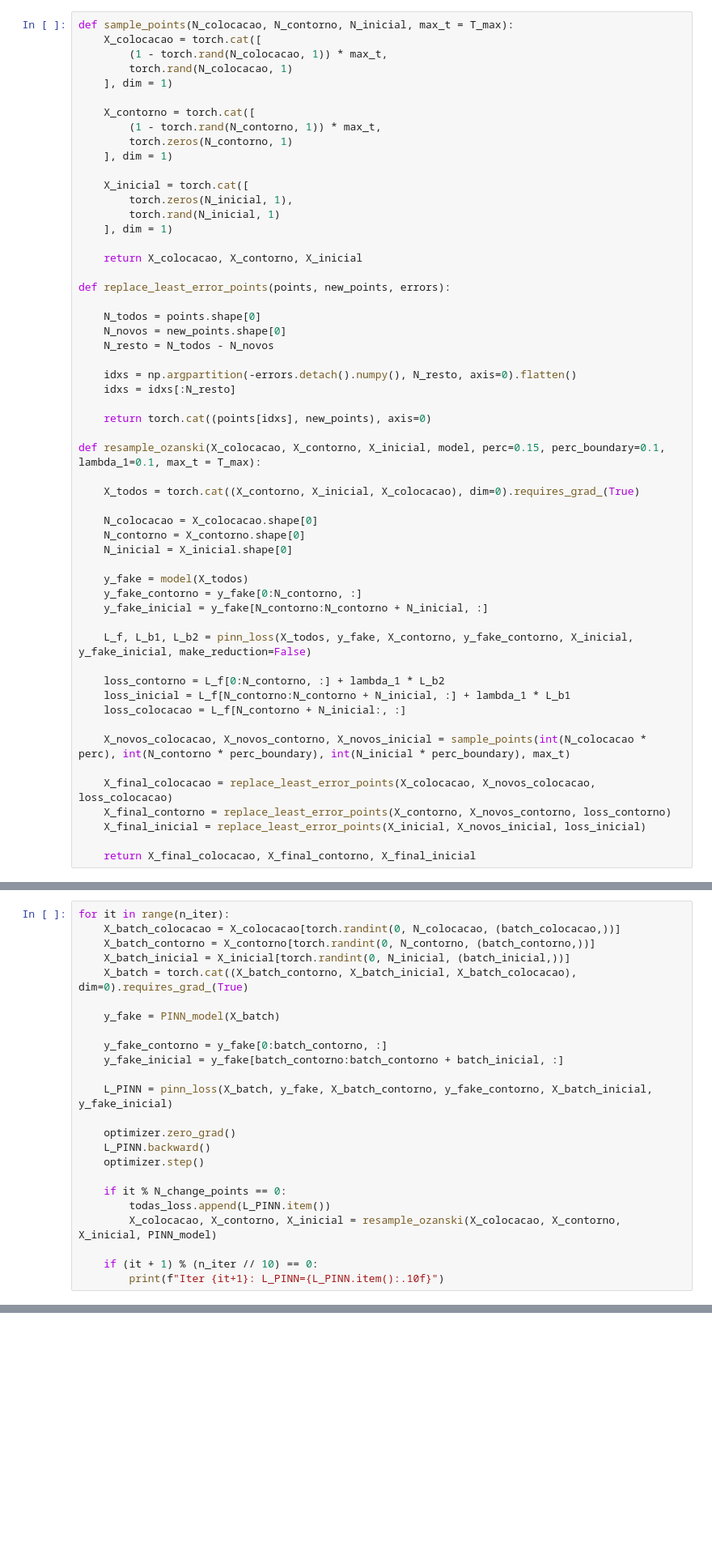
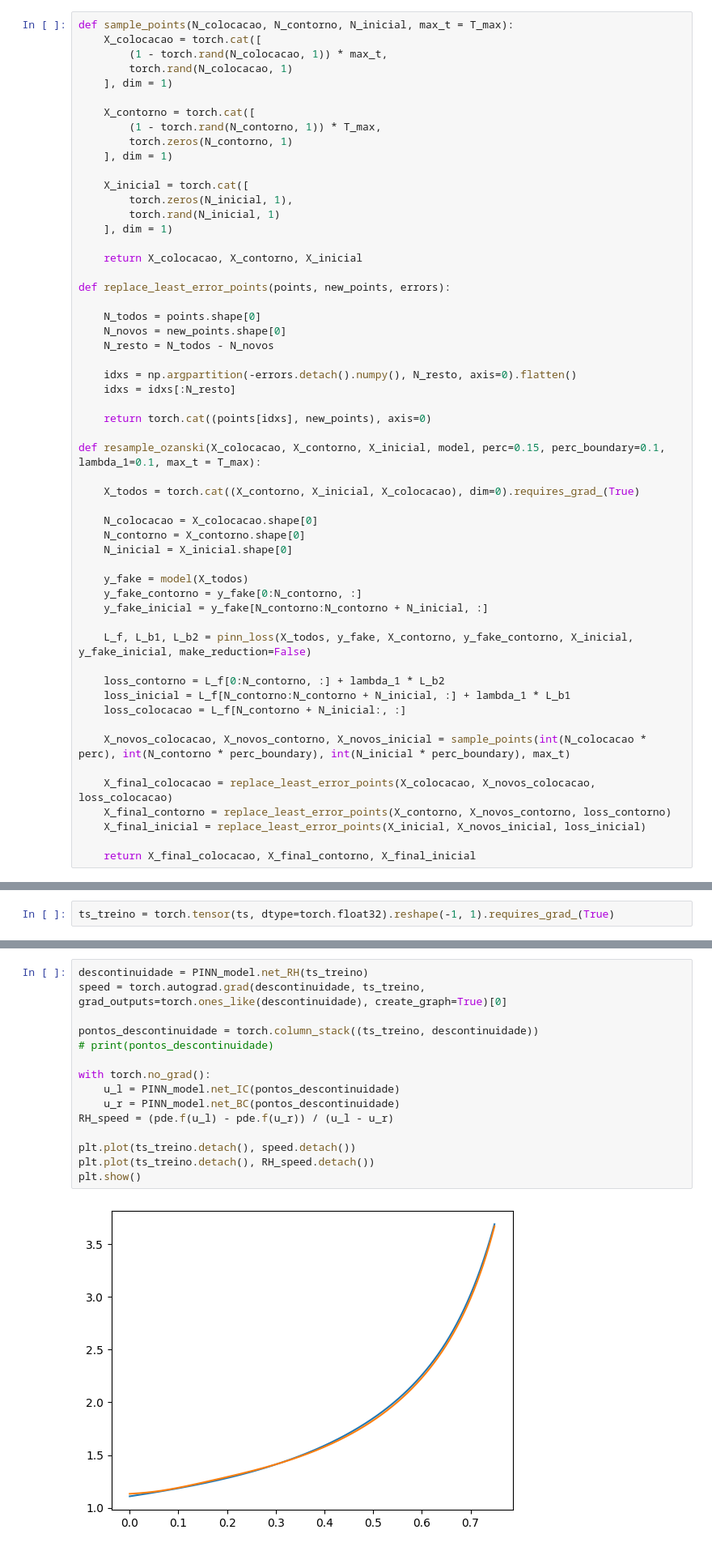
Before and after one commit to LabFluid/biossurfactantes, a Jupyter notebook: PINN_testes/PINN-BL.ipynb, the cells around one changed output, grey strips where cells are left out. Shown at 81% size. Drawn from its saved outputs; the diff is of its cells as text; blank space fills up the shorter version.

```diff
--- a/PINN_testes/PINN-BL.ipynb
+++ b/PINN_testes/PINN-BL.ipynb
@@ -185,7 +185,7 @@ def sample_points(N_colocacao, N_contorno, N_inicial, max_t = T_max):
     ], dim = 1)
 
     X_contorno = torch.cat([
-        (1 - torch.rand(N_contorno, 1)) * max_t,
+        (1 - torch.rand(N_contorno, 1)) * T_max,
         torch.zeros(N_contorno, 1)
     ], dim = 1)
 
@@ -310,27 +348,3 @@ optimizer = optim.Adam(PINN_model.parameters(), lr=lr)
 N_change_points = 75
 
 todas_loss = []
-# %%
-for it in range(n_iter):
-    X_batch_colocacao = X_colocacao[torch.randint(0, N_colocacao, (batch_colocacao,))]
-    X_batch_contorno = X_contorno[torch.randint(0, N_contorno, (batch_contorno,))]
-    X_batch_inicial = X_inicial[torch.randint(0, N_inicial, (batch_inicial,))]
-    X_batch = torch.cat((X_batch_contorno, X_batch_inicial, X_batch_colocacao), dim=0).requires_grad_(True)
-
-    y_fake = PINN_model(X_batch)
-
-    y_fake_contorno = y_fake[0:batch_contorno, :]
-    y_fake_inicial = y_fake[batch_contorno:batch_contorno + batch_inicial, :]
-
-    L_PINN = pinn_loss(X_batch, y_fake, X_batch_contorno, y_fake_contorno, X_batch_inicial, y_fake_inicial)
-
-    optimizer.zero_grad()
-    L_PINN.backward()
-    optimizer.step()
-
-    if it % N_change_points == 0:
-        todas_loss.append(L_PINN.item())
-        X_colocacao, X_contorno, X_inicial = resample_ozanski(X_colocacao, X_contorno, X_inicial, PINN_model)
-
-    if (it + 1) % (n_iter // 10) == 0:
-        print(f"Iter {it+1}: L_PINN={L_PINN.item():.10f}")
@@ -383,0 +351,2 @@ plt.show()
+# %%
+ts_treino = torch.tensor(ts, dtype=torch.float32).reshape(-1, 1).requires_grad_(True)
@@ -383,0 +414,17 @@ plt.show()
+# %%
+descontinuidade = PINN_model.net_RH(ts_treino)
+speed = torch.autograd.grad(descontinuidade, ts_treino, grad_outputs=torch.ones_like(descontinuidade), create_graph=True)[0]
+
+pontos_descontinuidade = torch.column_stack((ts_treino, descontinuidade))
+# print(pontos_descontinuidade)
+
+with torch.no_grad():
+    u_l = PINN_model.net_IC(pontos_descontinuidade)
+    u_r = PINN_model.net_BC(pontos_descontinuidade)
+RH_speed = (pde.f(u_l) - pde.f(u_r)) / (u_l - u_r)
+
+plt.plot(ts_treino.detach(), speed.detach())
+plt.plot(ts_treino.detach(), RH_speed.detach())
+plt.show()
+# %% [output]
+[figure, added]
```
Also changed, not shown: parts of 12 cells of this notebook.
